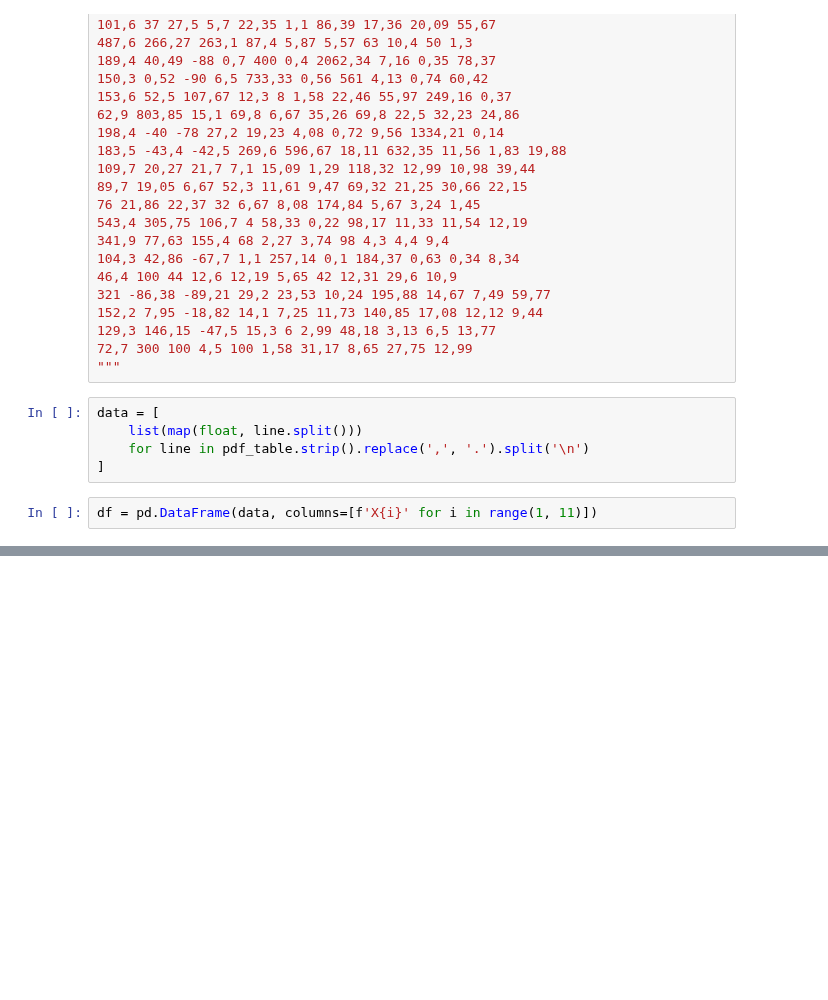
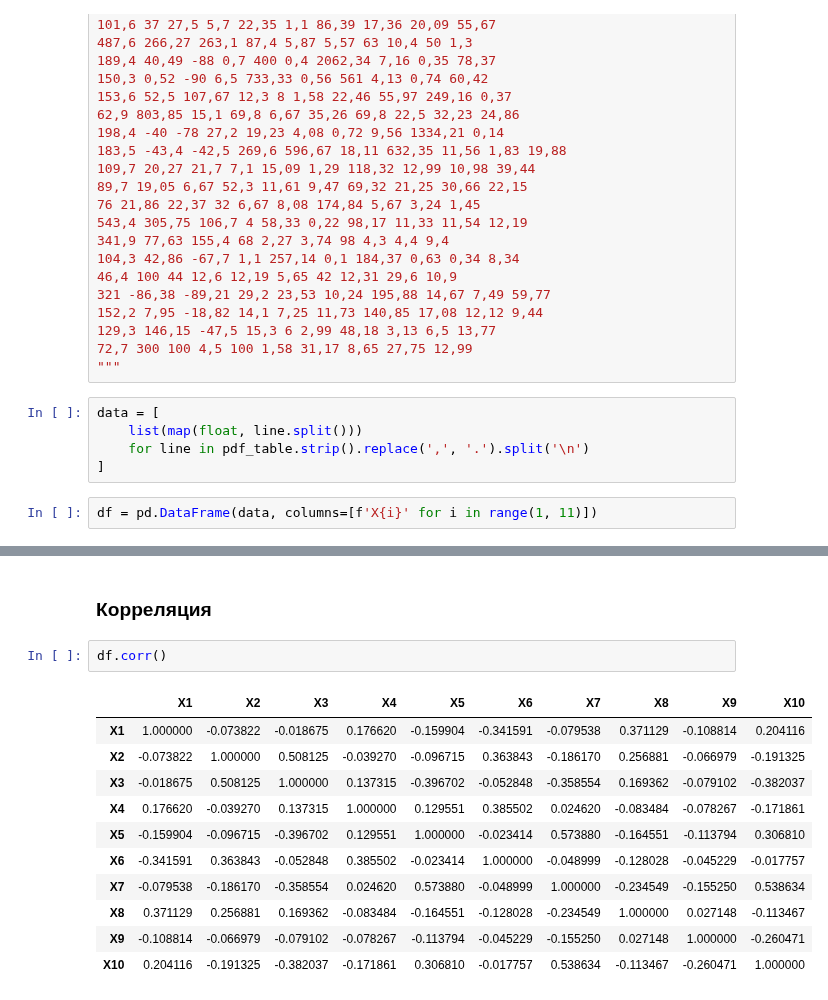
Before and after one commit to belo4ya/My-University, a Jupyter notebook: III Курс/(python) Эконометрика/02_matstats/src/task_4.ipynb, the cells around one changed output, grey strips where cells are left out. Cells and saved outputs as stored; diff of their text form; blank space fills up the shorter version.

```diff
--- a/III Курс/(python) Эконометрика/02_matstats/src/task_4.ipynb
+++ b/III Курс/(python) Эконометрика/02_matstats/src/task_4.ipynb
@@ -62,0 +141,16 @@ df.agg(lambda x: pd.cut(x, 10))
+# %% [markdown]
+### Корреляция
+# %%
+df.corr()
+# %% [output]
+|  | X1 | X2 | X3 | X4 | X5 | X6 | X7 | X8 | X9 | X10 |
+| X1 | 1.000000 | -0.073822 | -0.018675 | 0.176620 | -0.159904 | -0.341591 | -0.079538 | 0.371129 | -0.108814 | 0.204116 |
+| X2 | -0.073822 | 1.000000 | 0.508125 | -0.039270 | -0.096715 | 0.363843 | -0.186170 | 0.256881 | -0.066979 | -0.191325 |
+| X3 | -0.018675 | 0.508125 | 1.000000 | 0.137315 | -0.396702 | -0.052848 | -0.358554 | 0.169362 | -0.079102 | -0.382037 |
+| X4 | 0.176620 | -0.039270 | 0.137315 | 1.000000 | 0.129551 | 0.385502 | 0.024620 | -0.083484 | -0.078267 | -0.171861 |
+| X5 | -0.159904 | -0.096715 | -0.396702 | 0.129551 | 1.000000 | -0.023414 | 0.573880 | -0.164551 | -0.113794 | 0.306810 |
+| X6 | -0.341591 | 0.363843 | -0.052848 | 0.385502 | -0.023414 | 1.000000 | -0.048999 | -0.128028 | -0.045229 | -0.017757 |
+| X7 | -0.079538 | -0.186170 | -0.358554 | 0.024620 | 0.573880 | -0.048999 | 1.000000 | -0.234549 | -0.155250 | 0.538634 |
+| X8 | 0.371129 | 0.256881 | 0.169362 | -0.083484 | -0.164551 | -0.128028 | -0.234549 | 1.000000 | 0.027148 | -0.113467 |
+| X9 | -0.108814 | -0.066979 | -0.079102 | -0.078267 | -0.113794 | -0.045229 | -0.155250 | 0.027148 | 1.000000 | -0.260471 |
+| X10 | 0.204116 | -0.191325 | -0.382037 | -0.171861 | 0.306810 | -0.017757 | 0.538634 | -0.113467 | -0.260471 | 1.000000 |
```
Also changed, not shown: parts of 22 cells of this notebook, 3 other files.
